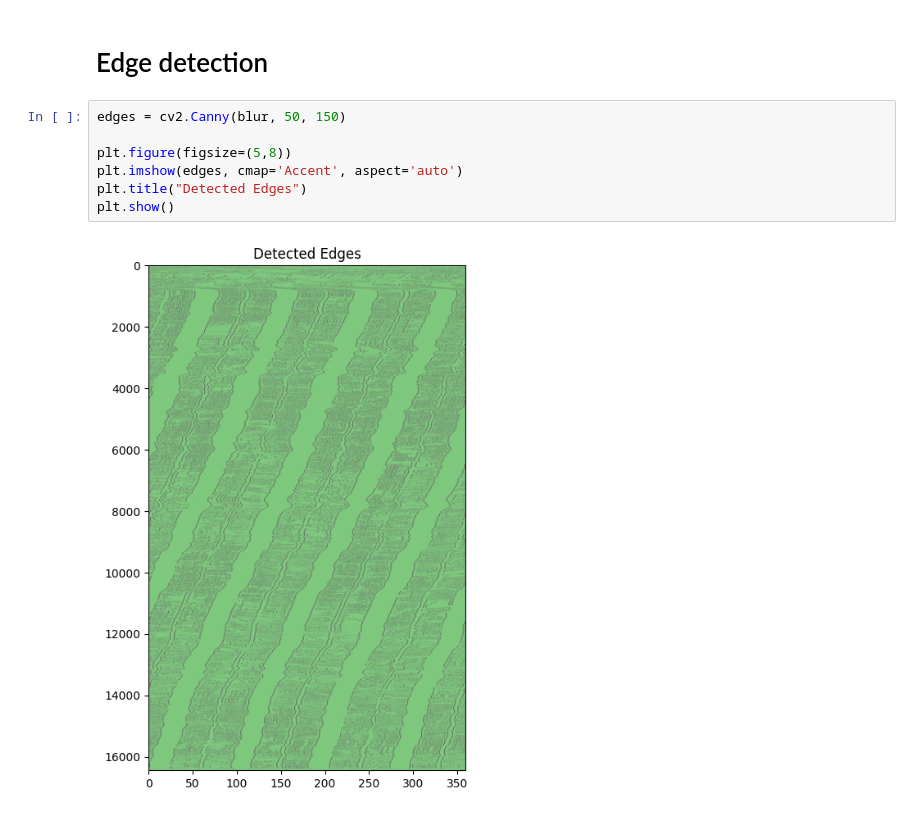
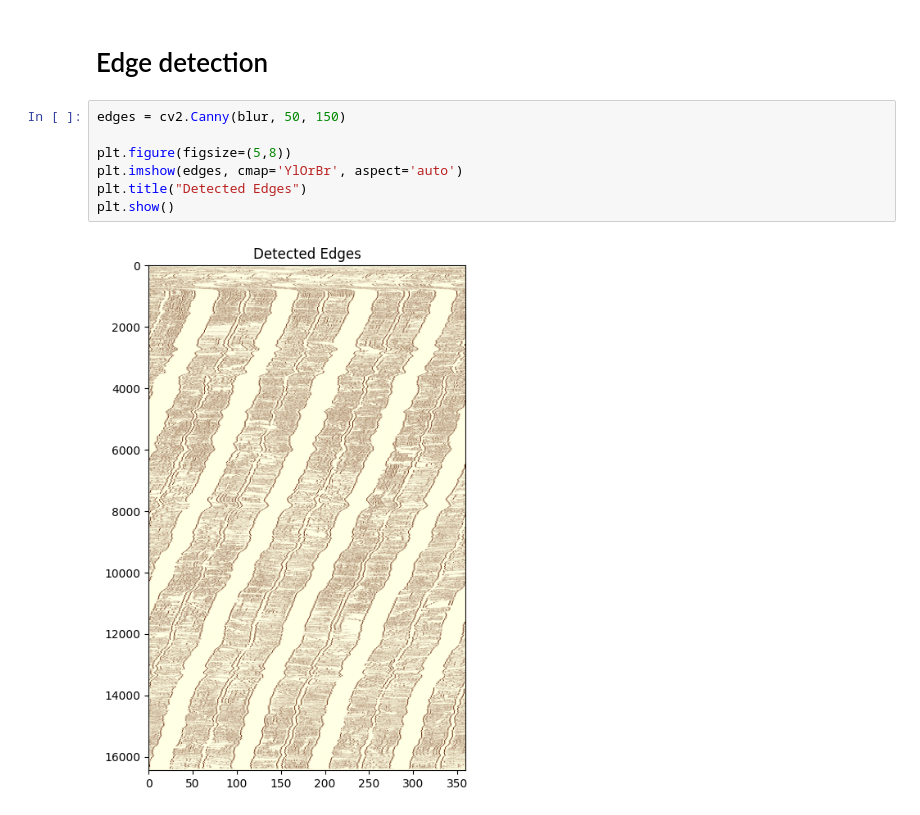
Before and after one commit to Ashraf-ISM/100-Days-of-Python-for-Oil-Gas-Subsurface-Analytics, a Jupyter notebook: notebooks/day-50/autopick.ipynb, the cells around one changed output. Drawn from its saved outputs; the diff is of its cells as text.

```diff
--- a/notebooks/day-50/autopick.ipynb
+++ b/notebooks/day-50/autopick.ipynb
@@ -523,9 +523,9 @@ plt.show()
 # %%
 edges = cv2.Canny(blur, 50, 150)
 
 plt.figure(figsize=(5,8))
-plt.imshow(edges, cmap='Accent', aspect='auto')
+plt.imshow(edges, cmap='YlOrBr', aspect='auto')
 plt.title("Detected Edges")
 plt.show()
 # %% [output]
-[figure, old version]
+[figure, new version]
```
